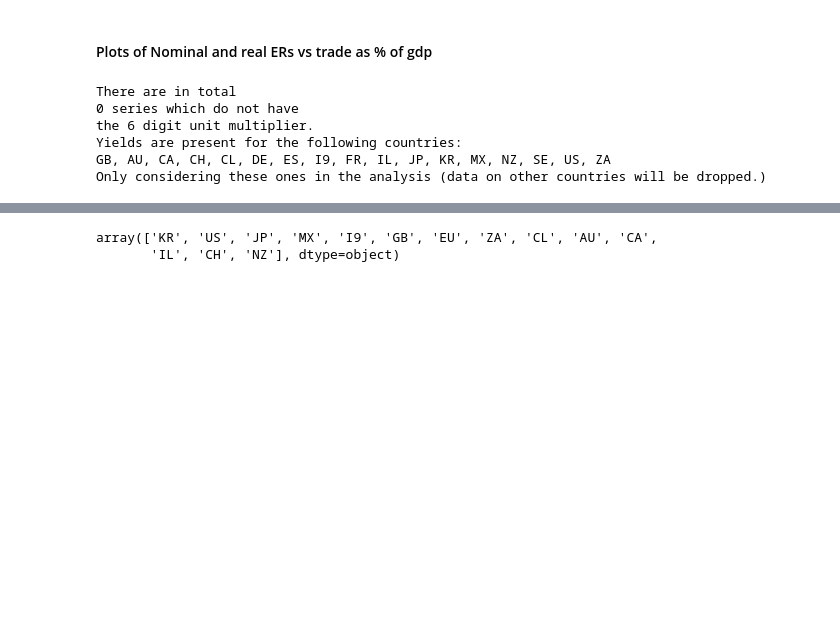
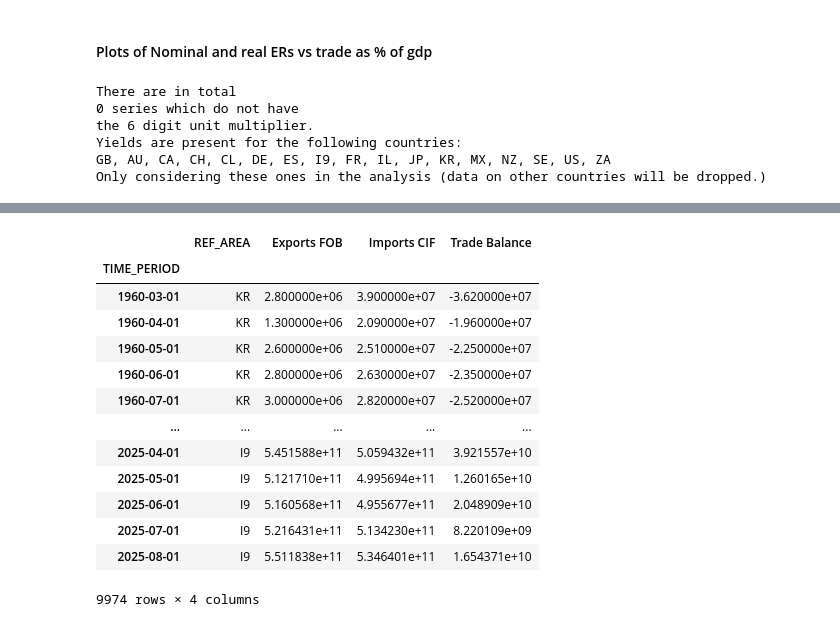
Before and after one commit to teopozzii/yields, a Jupyter notebook: main.ipynb, the cells around one changed output, grey strips where cells are left out. Cells and saved outputs as stored; diff of their text form; code cells hidden in the pictures; blank space fills up the shorter version.

Commit message:
Add func to pivot trade data in a handy way.

```diff
--- a/main.ipynb
+++ b/main.ipynb
@@ -135,5 +47,61 @@ pd.merge(
 # %%
-trade_goods['CNT_AREA'].unique()
+import plotly.express as px
+import pandas as pd
+
+# Recreate aligned tables for Trade data
+def pivot_trade(cnt_area : str) -> pd.DataFrame:
+    exports_all = trade_goods.copy()
+    exports_all = exports_all[exports_all['INDICATOR']=='Exports FOB (USD)']
+    exports_all = exports_all[exports_all['CNT_AREA']==cnt_area]
+    exports_all = exports_all[['REF_AREA', 'OBS_VALUE']]
+    exports_all.columns = ['REF_AREA', 'Exports FOB']
+
+    imports_all = trade_goods.copy()
+    imports_all = imports_all[imports_all['INDICATOR']=='Imports CIF (USD)']
+    imports_all = imports_all[imports_all['CNT_AREA']==cnt_area]
+    imports_all = imports_all[['REF_AREA', 'OBS_VALUE']]
+    imports_all.columns = ['REF_AREA', 'Imports CIF']
+
+    tb = trade_goods.copy()
+    tb = tb[tb['INDICATOR']=='Trade balance (USD)']
+    tb = tb[tb['CNT_AREA']==cnt_area]
+    tb = tb[['REF_AREA', 'OBS_VALUE']]
+    tb.columns = ['REF_AREA', 'Trade Balance']
+
+    interim = pd.merge(
+        exports_all.reset_index(),
+        imports_all.reset_index(),
+        'inner', on=['TIME_PERIOD', 'REF_AREA']
+        )
+    final = pd.merge(
+        interim,
+        tb.reset_index(),
+        'inner', on=['TIME_PERIOD', 'REF_AREA']
+        )
+    final.set_index('TIME_PERIOD', inplace=True)
+    return final
+
+trade_goods_all = pivot_trade('W1')
+allspotsinusd.index.name = 'TIME_PERIOD'
+flat_spots = pd.melt(allspotsinusd.reset_index(),id_vars='TIME_PERIOD')
+flat_spots.columns = ['TIME_PERIOD', 'REF_AREA', 'OBS_VALUE_spot']
+
+pd.merge(
+    flat_spots, trade_goods_all.reset_index(),
+    'inner', on=['TIME_PERIOD','REF_AREA']
+)
 # %% [output]
+|  | REF_AREA | Exports FOB | Imports CIF | Trade Balance |
+| TIME_PERIOD |  |  |  |  |
+| 1960-03-01 | KR | 2.800000e+06 | 3.900000e+07 | -3.620000e+07 |
+| 1960-04-01 | KR | 1.300000e+06 | 2.090000e+07 | -1.960000e+07 |
+| 1960-05-01 | KR | 2.600000e+06 | 2.510000e+07 | -2.250000e+07 |
+| 1960-06-01 | KR | 2.800000e+06 | 2.630000e+07 | -2.350000e+07 |
+| 1960-07-01 | KR | 3.000000e+06 | 2.820000e+07 | -2.520000e+07 |
+| ... | ... | ... | ... | ... |
+| 2025-04-01 | I9 | 5.451588e+11 | 5.059432e+11 | 3.921557e+10 |
+| 2025-05-01 | I9 | 5.121710e+11 | 4.995694e+11 | 1.260165e+10 |
+| 2025-06-01 | I9 | 5.160568e+11 | 4.955677e+11 | 2.048909e+10 |
+| 2025-07-01 | I9 | 5.216431e+11 | 5.134230e+11 | 8.220109e+09 |
+| 2025-08-01 | I9 | 5.511838e+11 | 5.346401e+11 | 1.654371e+10 |
-array(['KR', 'US', 'JP', 'MX', 'I9', 'GB', 'EU', 'ZA', 'CL', 'AU', 'CA',
-       'IL', 'CH', 'NZ'], dtype=object)
+9974 rows × 4 columns
```
Also changed, not shown: parts of 6 cells of this notebook.
